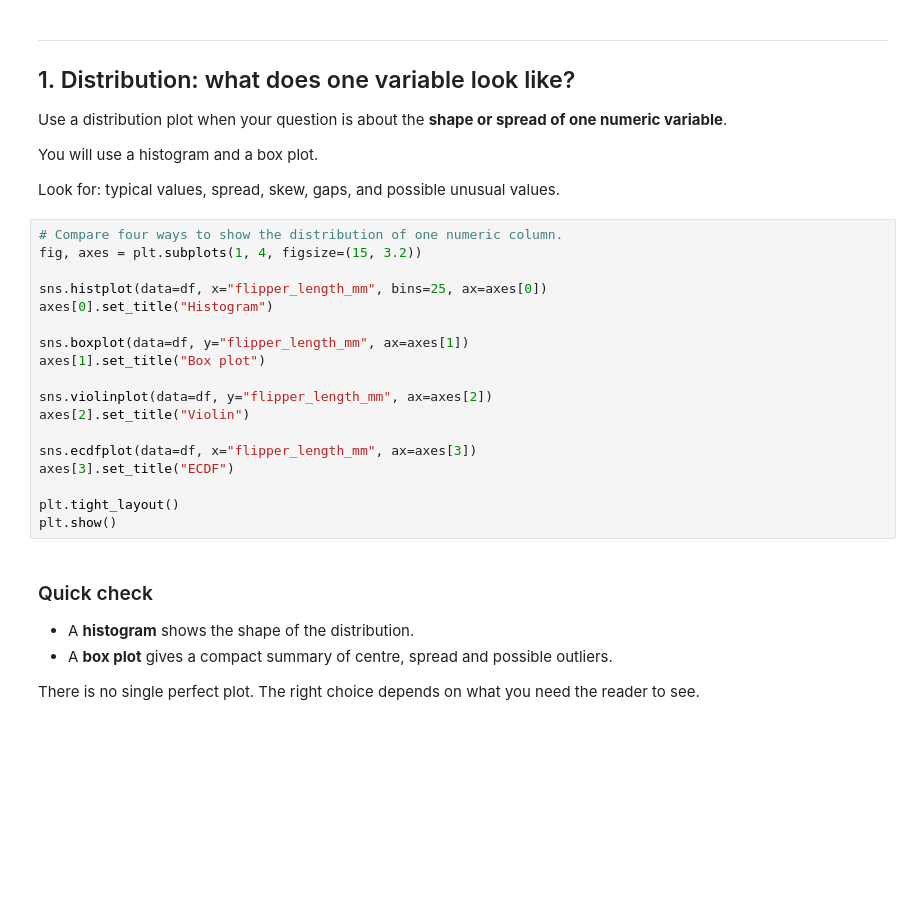
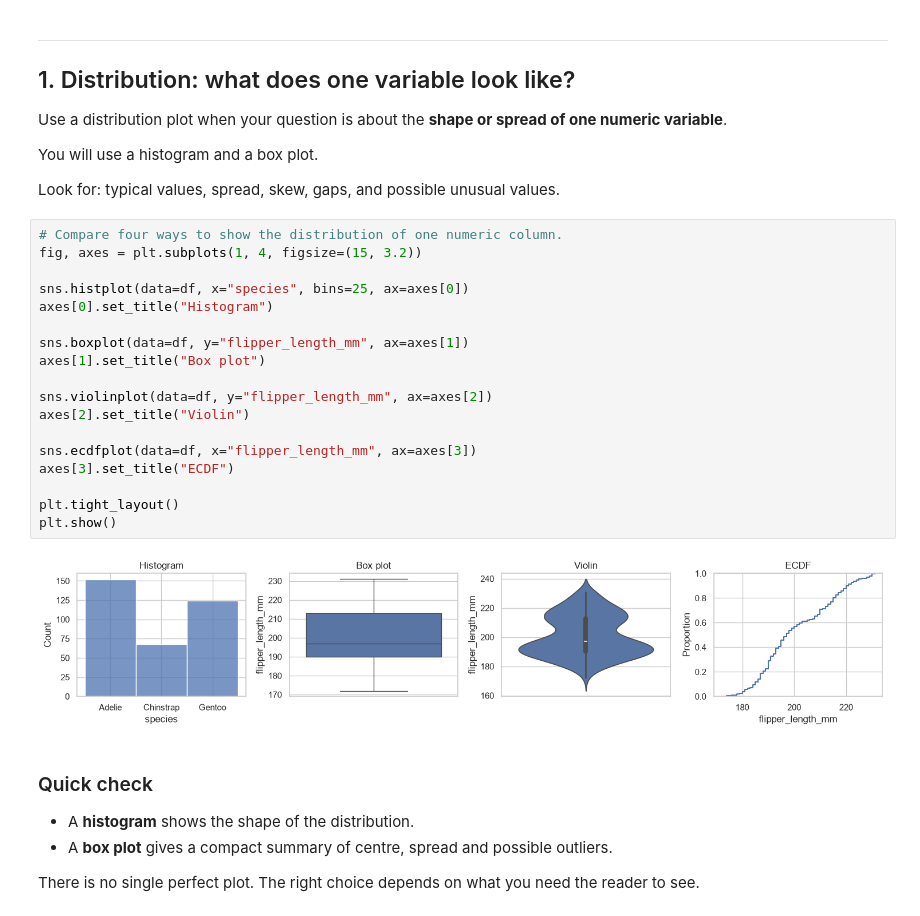
Before and after one commit to craigmitchell25/week3-DataIntro, a Jupyter notebook: notebooks/01_week3_plot_families.ipynb, the cells around one changed output. Saved outputs shown, nothing was run; the diff lists cells and outputs as text; blank space fills up the shorter version.

```diff
--- a/notebooks/01_week3_plot_families.ipynb
+++ b/notebooks/01_week3_plot_families.ipynb
@@ -104,21 +109,23 @@ Look for: typical values, spread, skew, gaps, and possible unusual values.
 # %%
 # Compare four ways to show the distribution of one numeric column.
 fig, axes = plt.subplots(1, 4, figsize=(15, 3.2))
 
-sns.histplot(data=df, x="flipper_length_mm", bins=25, ax=axes[0])
+sns.histplot(data=df, x="species", bins=25, ax=axes[0])
 axes[0].set_title("Histogram")
 
 sns.boxplot(data=df, y="flipper_length_mm", ax=axes[1])
 axes[1].set_title("Box plot")
 
 sns.violinplot(data=df, y="flipper_length_mm", ax=axes[2])
 axes[2].set_title("Violin")
 
 sns.ecdfplot(data=df, x="flipper_length_mm", ax=axes[3])
 axes[3].set_title("ECDF")
 
 plt.tight_layout()
 plt.show()
+# %% [output]
+[figure, added]
 # %% [markdown]
 ### Quick check
 
```
Also changed, not shown: parts of 5 cells of this notebook, 2 other files.
